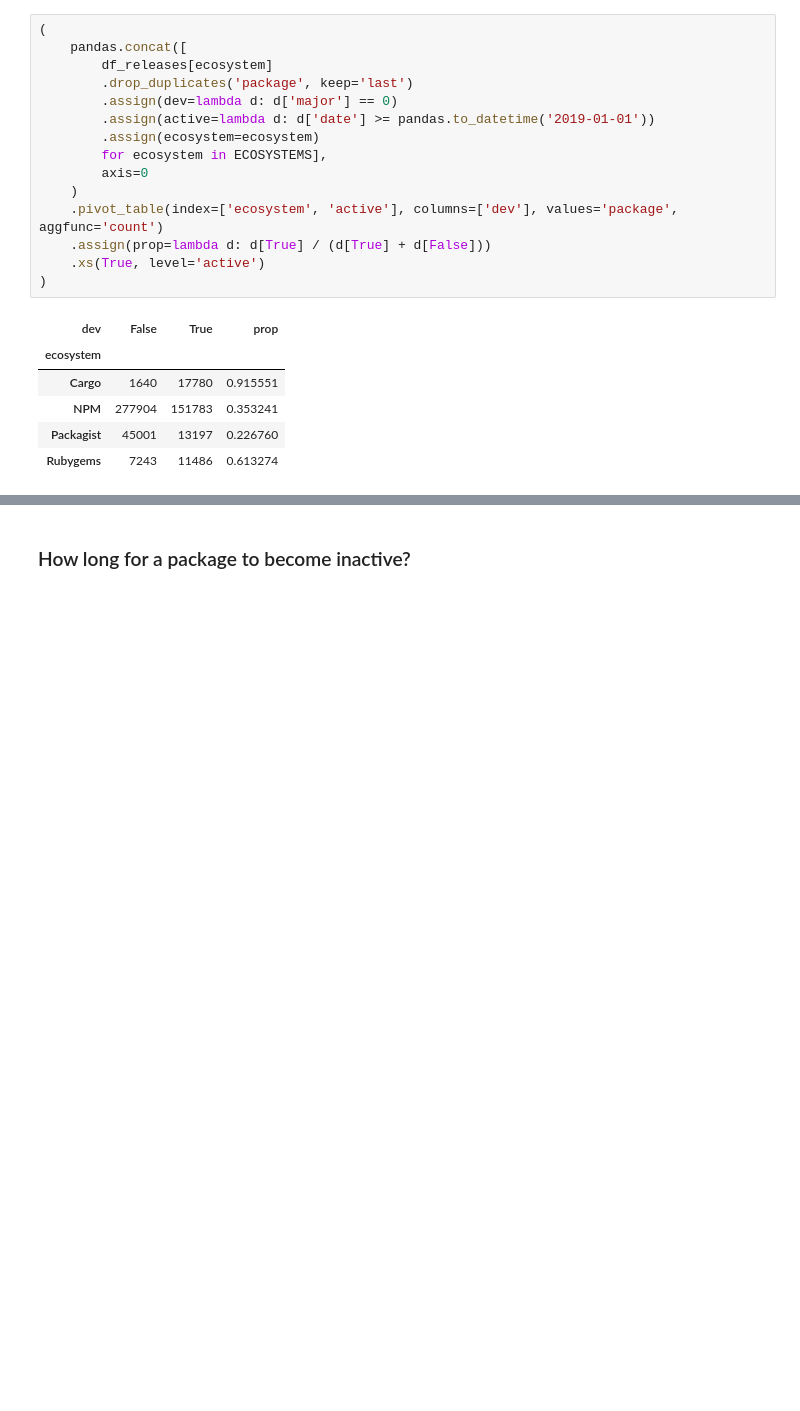
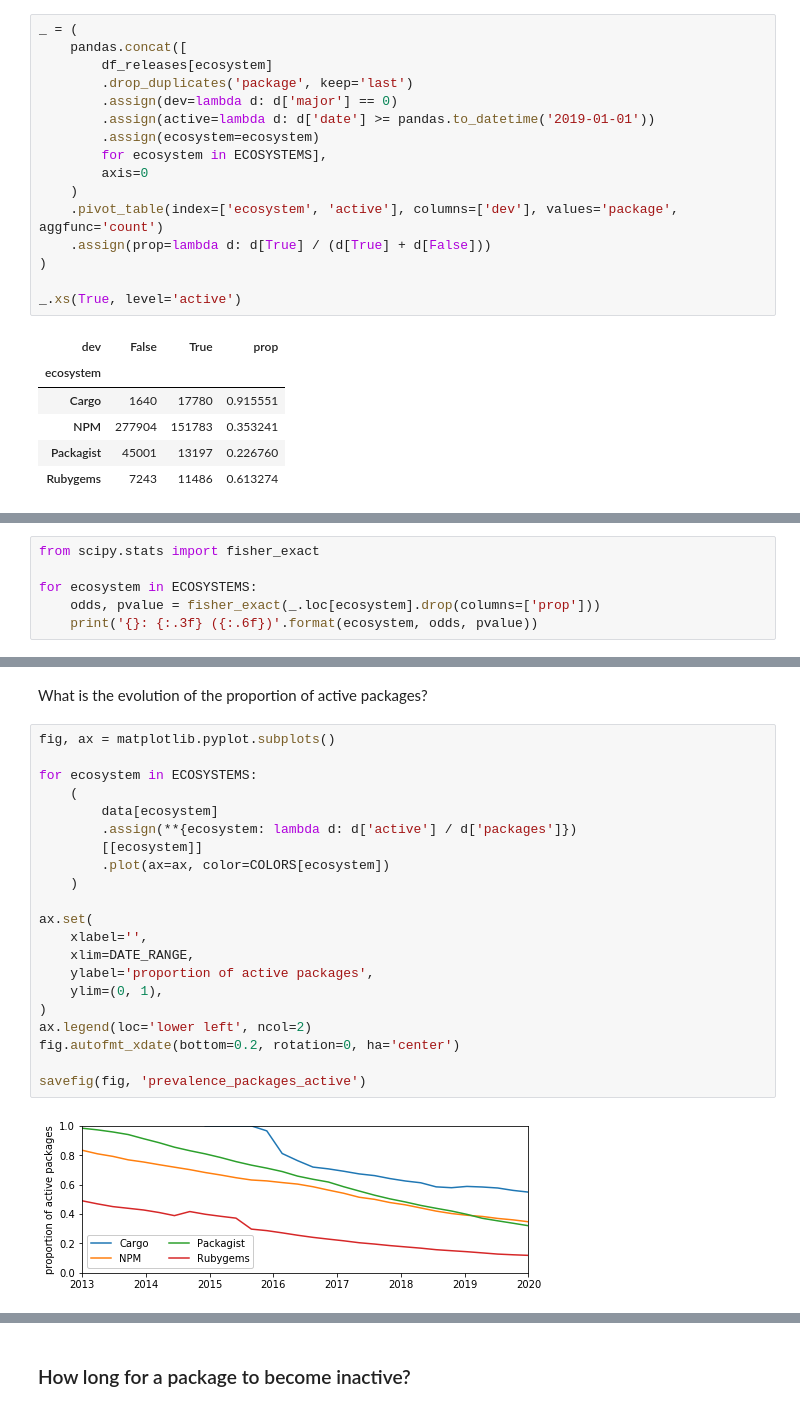
Before and after one commit to AlexandreDecan/secos-zero, a Jupyter notebook: notebooks/Magic zero.ipynb, the cells around one changed output, grey strips where cells are left out. Drawn from its saved outputs; the diff is of its cells as text; blank space fills up the shorter version.

```diff
--- a/notebooks/Magic zero.ipynb
+++ b/notebooks/Magic zero.ipynb
@@ -502,7 +624,7 @@ What's the overall proportion of active packages?
 # %% [markdown]
 And what's the proportion of active packages that are 0.y.z?
 # %%
-(
+_ = (
     pandas.concat([
         df_releases[ecosystem]
         .drop_duplicates('package', keep='last')
@@ -514,8 +636,9 @@ And what's the proportion of active packages that are 0.y.z?
     )
     .pivot_table(index=['ecosystem', 'active'], columns=['dev'], values='package', aggfunc='count')
     .assign(prop=lambda d: d[True] / (d[True] + d[False]))
-    .xs(True, level='active')
 )
+
+_.xs(True, level='active')
 # %% [output]
 | dev | False | True | prop |
 | ecosystem |  |  |  |
@@ -525,0 +651,6 @@ And what's the proportion of active packages that are 0.y.z?
+# %%
+from scipy.stats import fisher_exact
+
+for ecosystem in ECOSYSTEMS:
+    odds, pvalue = fisher_exact(_.loc[ecosystem].drop(columns=['prop']))
+    print('{}: {:.3f} ({:.6f})'.format(ecosystem, odds, pvalue))
@@ -525,0 +695,25 @@ And what's the proportion of active packages that are 0.y.z?
+# %% [markdown]
+What is the evolution of the proportion of active packages?
+# %%
+fig, ax = matplotlib.pyplot.subplots()
+
+for ecosystem in ECOSYSTEMS:
+    (
+        data[ecosystem]
+        .assign(**{ecosystem: lambda d: d['active'] / d['packages']})
+        [[ecosystem]]
+        .plot(ax=ax, color=COLORS[ecosystem])
+    )
+
+ax.set(
+    xlabel='',
+    xlim=DATE_RANGE,
+    ylabel='proportion of active packages',
+    ylim=(0, 1),
+)
+ax.legend(loc='lower left', ncol=2)
+fig.autofmt_xdate(bottom=0.2, rotation=0, ha='center')
+
+savefig(fig, 'prevalence_packages_active')
+# %% [output]
+[figure, added]
```
Also changed, not shown: parts of 28 cells of this notebook.
